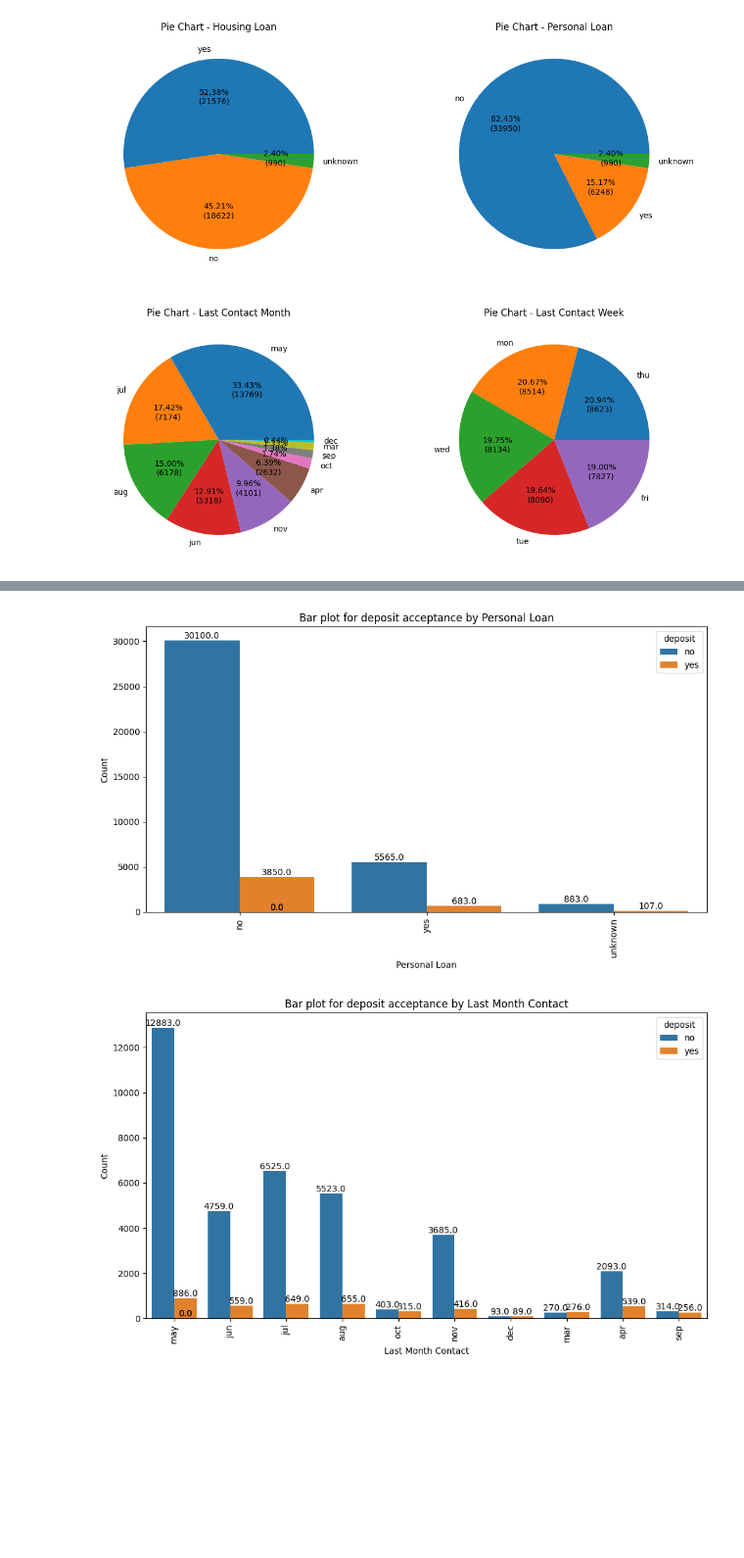
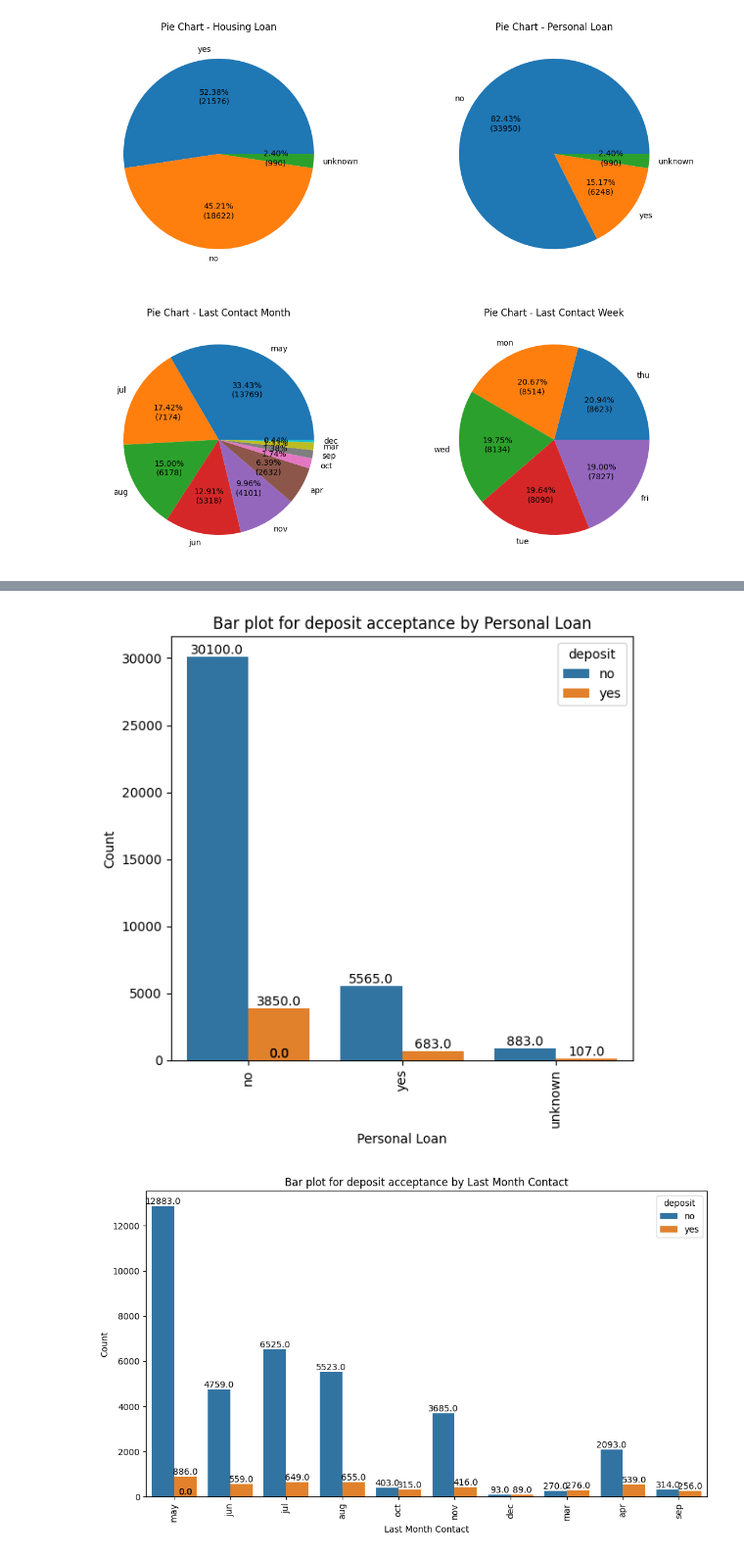
Before and after one commit to atewari-bot/bank-marketing-campaign, a Jupyter notebook: bank_marketing_campaign.ipynb, the cells around one changed output, grey strips where cells are left out. Shown at 98% size. Saved outputs shown, nothing was run; the diff lists cells and outputs as text; code cells hidden in the pictures; blank space fills up the shorter version.

```diff
--- a/bank_marketing_campaign.ipynb
+++ b/bank_marketing_campaign.ipynb
@@ -276,7 +300,7 @@ plot_distribution_by_category('housing', df, 'Housing Loan')
 # %%
-plot_distribution_by_category('loan', df, 'Personal Loan')
+plot_distribution_by_category('loan', df, 'Personal Loan', w=6, h=6)
 # %% [output]
-[figure, old version]
+[figure, new version]
 # %%
 plot_distribution_by_category('month', df, 'Last Month Contact')
 # %% [output]
```
Also changed, not shown: parts of 21 cells of this notebook, 6 other files.
